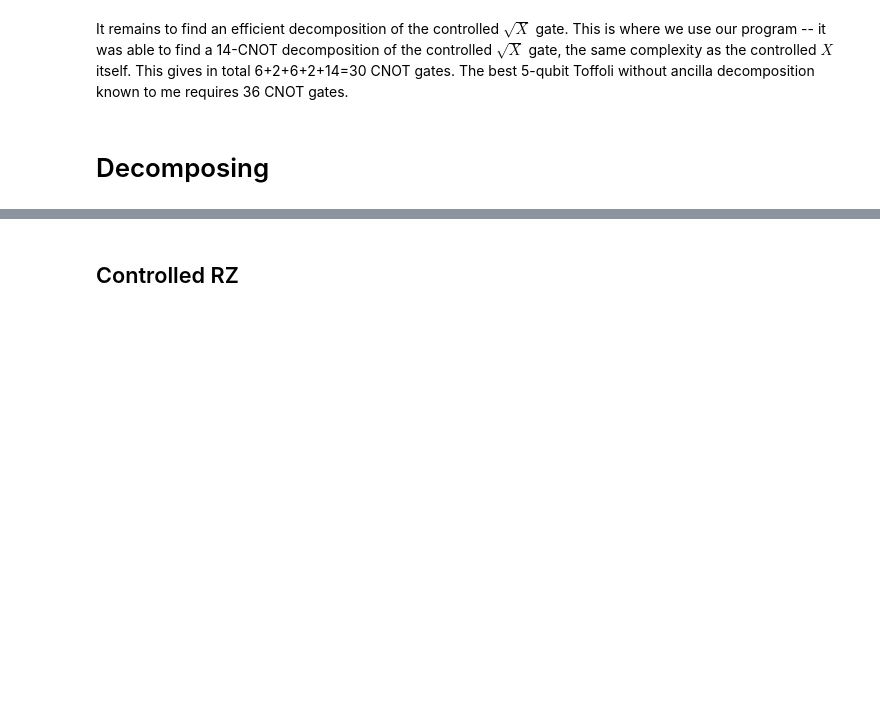
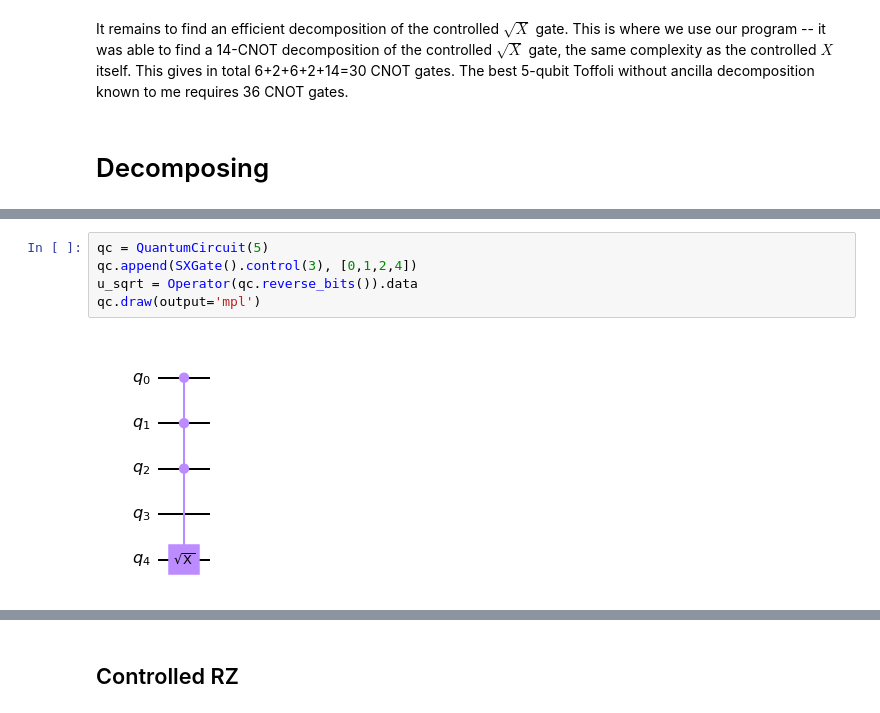
Before and after one commit to idnm/cpflow, a Jupyter notebook: Toffoli special.ipynb, the cells around one changed output, grey strips where cells are left out. Saved outputs shown, nothing was run; the diff lists cells and outputs as text; blank space fills up the shorter version.

```diff
--- a/Toffoli special.ipynb
+++ b/Toffoli special.ipynb
@@ -79,0 +124,7 @@ It remains to find an efficient decomposition of the controlled $\sqrt{X}$ gate.
+# %%
+qc = QuantumCircuit(5)
+qc.append(SXGate().control(3), [0,1,2,4])
+u_sqrt = Operator(qc.reverse_bits()).data
+qc.draw(output='mpl')
+# %% [output]
+[figure, added]
```
Also changed, not shown: parts of 11 cells of this notebook, 5 other files.
